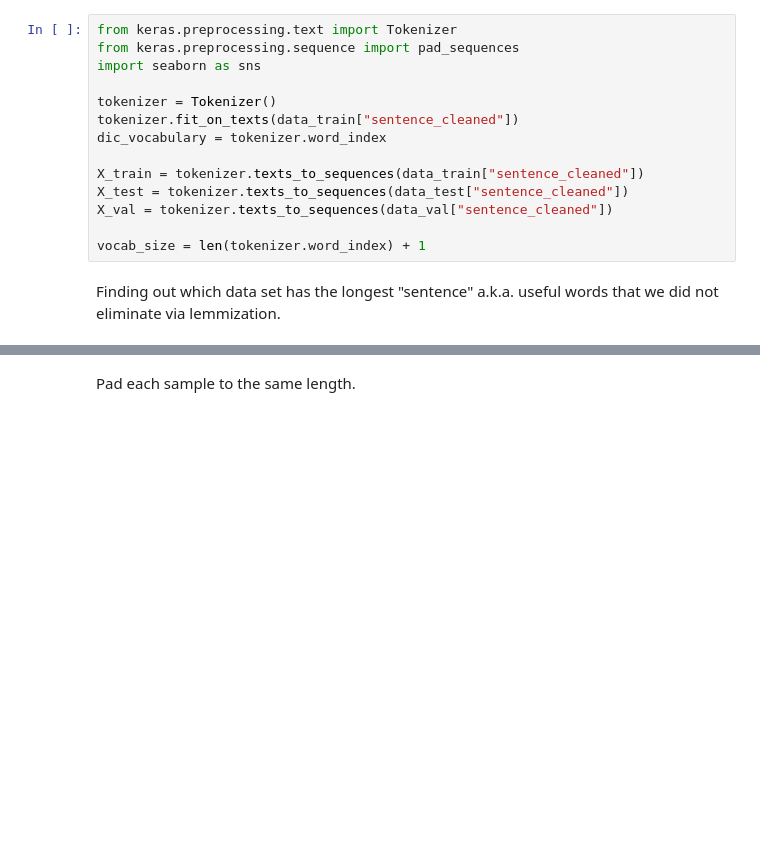
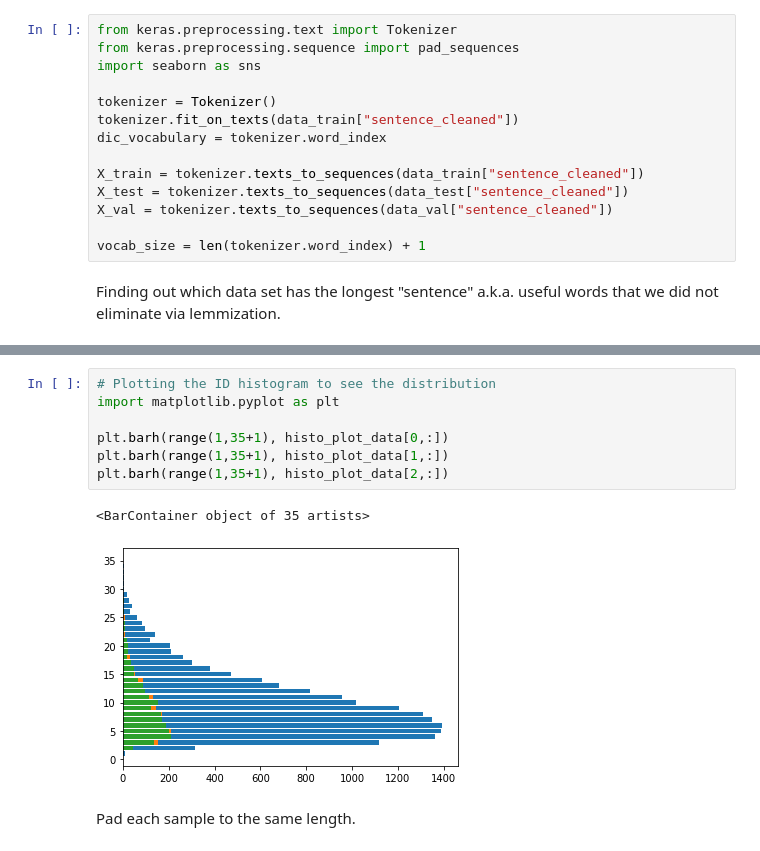
Before and after one commit to tkjsung/EECE571T-Project, a Jupyter notebook: Testing/EECE_571T_Project_Testing.ipynb, the cells around one changed output, grey strips where cells are left out. Drawn from its saved outputs; the diff is of its cells as text; blank space fills up the shorter version.

```diff
--- a/Testing/EECE_571T_Project_Testing.ipynb
+++ b/Testing/EECE_571T_Project_Testing.ipynb
@@ -305,6 +286,16 @@ maxlen = 15
 X_train, Longest ID: 35, Average ID length: 9.3530625
 X_test, Longest ID: 30, Average ID length: 8.85
 X_val, Longest ID: 28, Average ID length: 8.764
+# %%
+# Plotting the ID histogram to see the distribution
+import matplotlib.pyplot as plt
+
+plt.barh(range(1,35+1), histo_plot_data[0,:])
+plt.barh(range(1,35+1), histo_plot_data[1,:])
+plt.barh(range(1,35+1), histo_plot_data[2,:])
+# %% [output]
+<BarContainer object of 35 artists>
+[figure, added]
 # %% [markdown]
 Pad each sample to the same length.
 # %%
```
Also changed, not shown: parts of 20 cells of this notebook, 1 other file.
